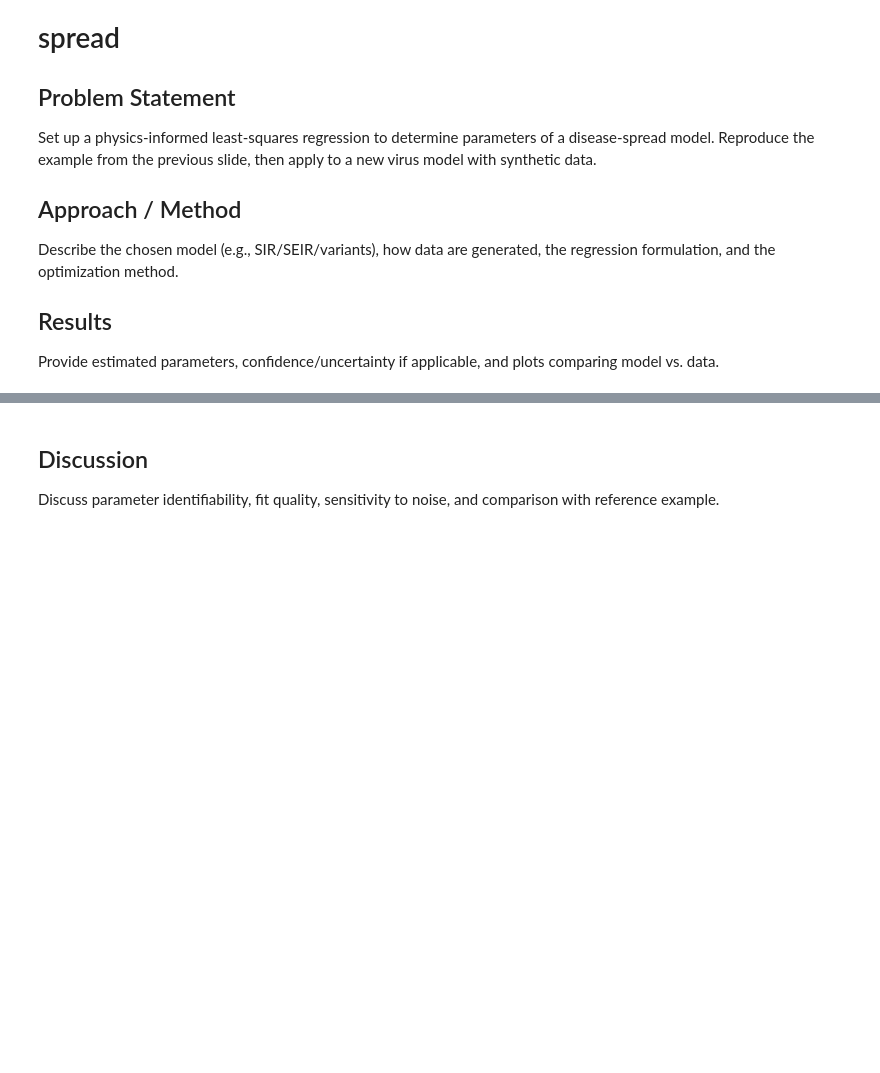
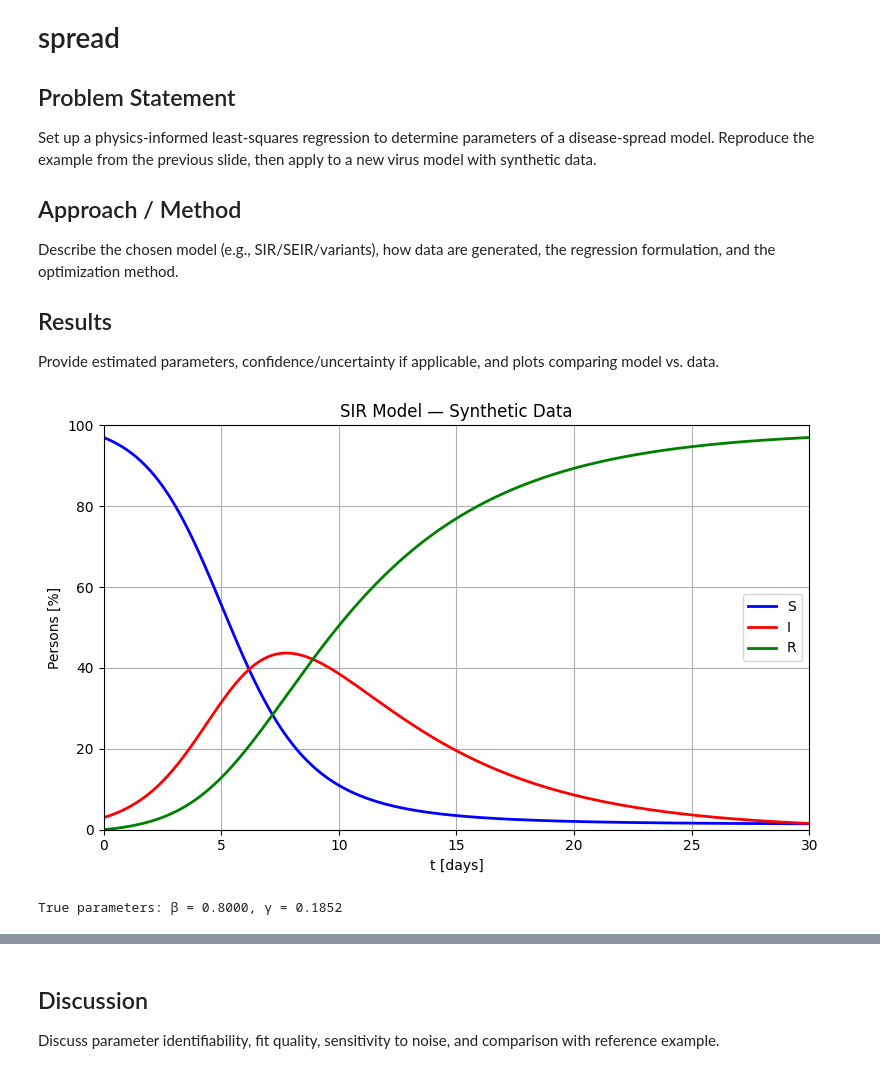
Before and after one commit to tzikos/Data-Driven-Methods, a Jupyter notebook: Week1/week1_exercises.ipynb, the cells around one changed output, grey strips where cells are left out. Drawn from its saved outputs; the diff is of its cells as text; code cells hidden in the pictures; blank space fills up the shorter version.

```diff
--- a/Week1/week1_exercises.ipynb
+++ b/Week1/week1_exercises.ipynb
@@ -269,4 +269,63 @@ Describe the chosen model (e.g., SIR/SEIR/variants), how data are generated, the
 ## Results
 Provide estimated parameters, confidence/uncertainty if applicable, and plots comparing model vs. data.
 # %%
-# TODO: define model equations
+import numpy as np
+from scipy.integrate import solve_ivp
+import matplotlib.pyplot as plt
+
+# ═══════════════════════════════════════════════════════════════
+# Part 1: Reproduce the SIR slide example
+# ═══════════════════════════════════════════════════════════════
+# SIR model:
+#   dS/dt = -β S I / N
+#   dI/dt =  β S I / N  -  γ I
+#   dR/dt =                 γ I
+#
+# The system is LINEAR in the unknown parameters [β, γ]:
+#   b = A x   ⟹   solve via least-squares
+
+# True parameters (matching the slide)
+N_pop      = 100          # total population
+beta_true  = 0.8          # transmission rate
+gamma_true = 5.0 / 27.0   # recovery rate  ≈ 0.1852
+
+def sir_rhs(t, y, beta, gamma, N):
+    """SIR right-hand side."""
+    S, I, R = y
+    dSdt = -beta * S * I / N
+    dIdt =  beta * S * I / N - gamma * I
+    dRdt =  gamma * I
+    return [dSdt, dIdt, dRdt]
+
+# Generate synthetic data via high-accuracy ODE solve
+y0_sir = [97.0, 3.0, 0.0]       # S(0), I(0), R(0)
+t_end  = 30.0
+dt_sir = 0.1
+t_eval_sir = np.arange(0, t_end + dt_sir, dt_sir)
+
+sol_sir = solve_ivp(
+    lambda t, y: sir_rhs(t, y, beta_true, gamma_true, N_pop),
+    (0, t_end), y0_sir, t_eval=t_eval_sir,
+    method='RK45', rtol=1e-12, atol=1e-14
+)
+t_sir = sol_sir.t
+S_sir, I_sir, R_sir = sol_sir.y
+
+# ── Plot SIR dynamics (reproducing the slide figure) ────────
+fig, ax = plt.subplots(figsize=(8, 5))
+ax.plot(t_sir, S_sir, 'b-',  lw=2, label='S')
+ax.plot(t_sir, I_sir, 'r-',  lw=2, label='I')
+ax.plot(t_sir, R_sir, 'g-',  lw=2, label='R')
+ax.set_xlabel('t [days]')
+ax.set_ylabel('Persons [%]')
+ax.set_title('SIR Model — Synthetic Data')
+ax.legend(loc='right')
+ax.set_xlim(0, 30);  ax.set_ylim(0, 100)
+ax.grid(True)
+plt.tight_layout()
+plt.show()
+
+print(f"True parameters: β = {beta_true:.4f}, γ = {gamma_true:.4f}")
+# %% [output]
+[figure, added]
+True parameters: β = 0.8000, γ = 0.1852
```
Also changed, not shown: parts of 9 cells of this notebook, 1 other file.
